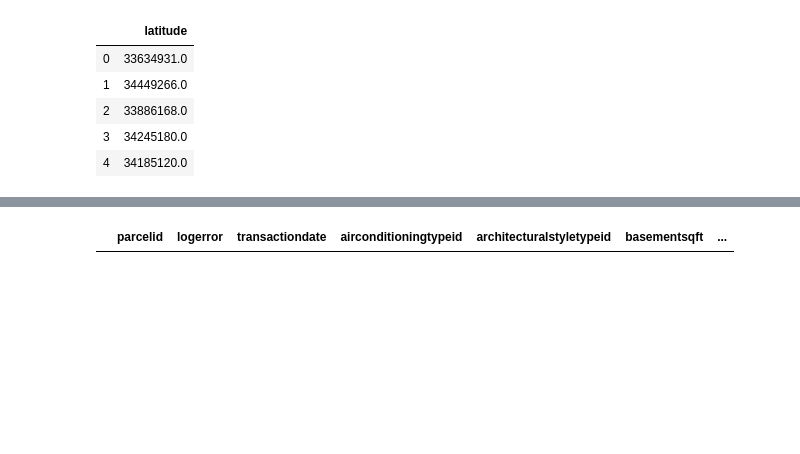
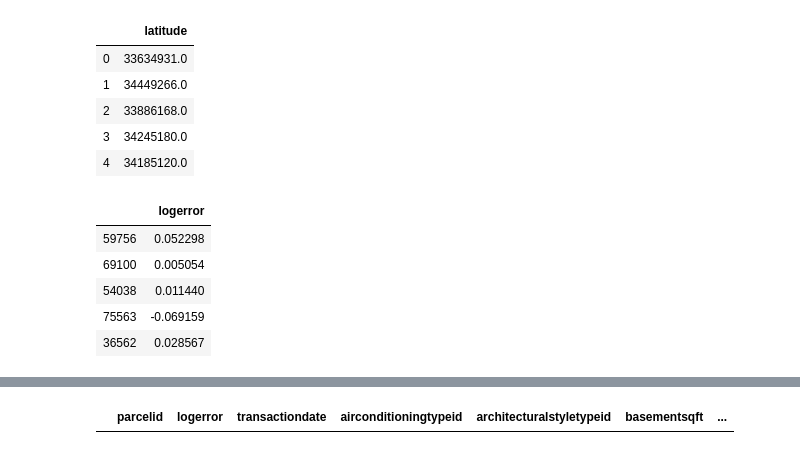
Before and after one commit to disha-jain/MMM-datasets, a Jupyter notebook: zillow-prize-1/project2.ipynb, the cells around one changed output, grey strips where cells are left out. Cells and saved outputs as stored; diff of their text form; code cells hidden in the pictures; blank space fills up the shorter version.

Commit message:
Split data into train/test data so we aren't predicting the logerrors of the same values we are training on

```diff
--- a/zillow-prize-1/project2.ipynb
+++ b/zillow-prize-1/project2.ipynb
@@ -182,6 +182,33 @@ X_train[['latitude']].head()
 | 2 | 33886168.0 |
 | 3 | 34245180.0 |
 | 4 | 34185120.0 |
+# %%
+from sklearn.model_selection import train_test_split
+
+train_df = merged_inner
+train_df.dropna(subset=['parcelid'])
+y_train=train_df[['logerror']]
+X_train=train_df.drop(columns=['logerror','parcelid'], axis=0)
+
+variable = 'calculatedbathnbr'
+variable1 = 'basementsqft'
+variable2 = 'finishedsquarefeet6'
+X_train.loc[X_train[variable].isnull(), variable] =0
+X_train.loc[X_train[variable1].isnull(), variable1] =0
+X_train.loc[X_train[variable2].isnull(), variable1] = X_train[variable2].mean()
+my_variable = X_train[[variable, variable1]]
+
+X, X_test, y, y_test = train_test_split(my_variable, y_train, test_size=0.33, random_state=42)
+
+
+y_test.head()
+# %% [output]
+|  | logerror |
+| 59756 | 0.052298 |
+| 69100 | 0.005054 |
+| 54038 | 0.011440 |
+| 75563 | -0.069159 |
+| 36562 | 0.028567 |
 # %%
 # basement_median = np.median(np.asarray(X_train['basementsqft']))
 # my_variable = X_train['basementsqft'].fillna(basement_median)
```
Also changed, not shown: parts of 4 cells of this notebook, 1 other file.
